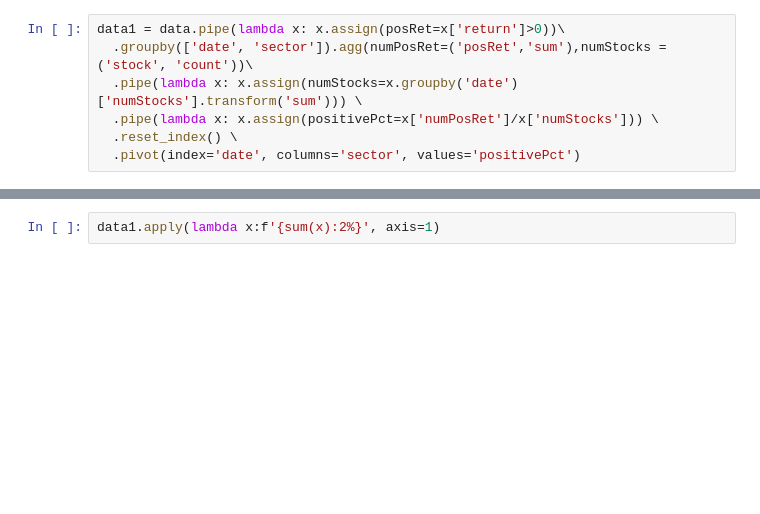
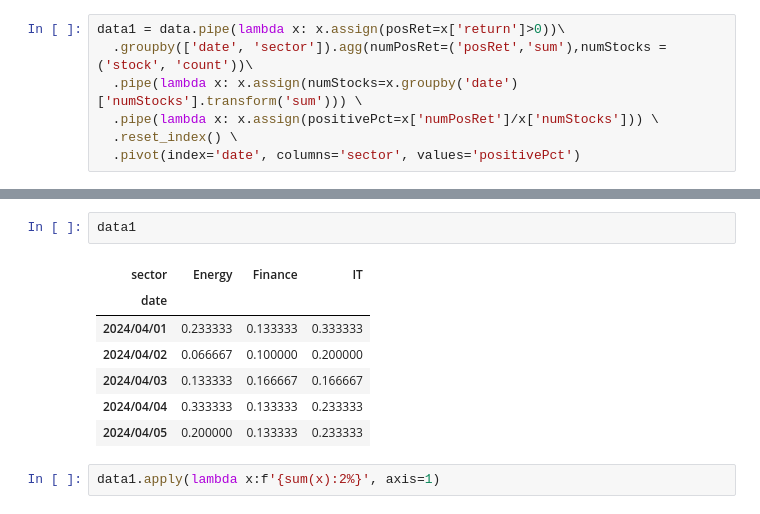
Before and after one commit to xlatom1009/stacked_bar, a Jupyter notebook: notebook.ipynb, the cells around one changed output, grey strips where cells are left out. Drawn from its saved outputs; the diff is of its cells as text; blank space fills up the shorter version.

```diff
--- a/notebook.ipynb
+++ b/notebook.ipynb
@@ -46,3 +59,13 @@ data1 = data.pipe(lambda x: x.assign(posRet=x['return']>0))\
+# %%
+data1
+# %% [output]
+| sector | Energy | Finance | IT |
+| date |  |  |  |
+| 2024/04/01 | 0.233333 | 0.133333 | 0.333333 |
+| 2024/04/02 | 0.066667 | 0.100000 | 0.200000 |
+| 2024/04/03 | 0.133333 | 0.166667 | 0.166667 |
+| 2024/04/04 | 0.333333 | 0.133333 | 0.233333 |
+| 2024/04/05 | 0.200000 | 0.133333 | 0.233333 |
 # %%
 data1.apply(lambda x:f'{sum(x):2%}', axis=1)
 # %% [output]
```
Also changed, not shown: parts of 7 cells of this notebook.
